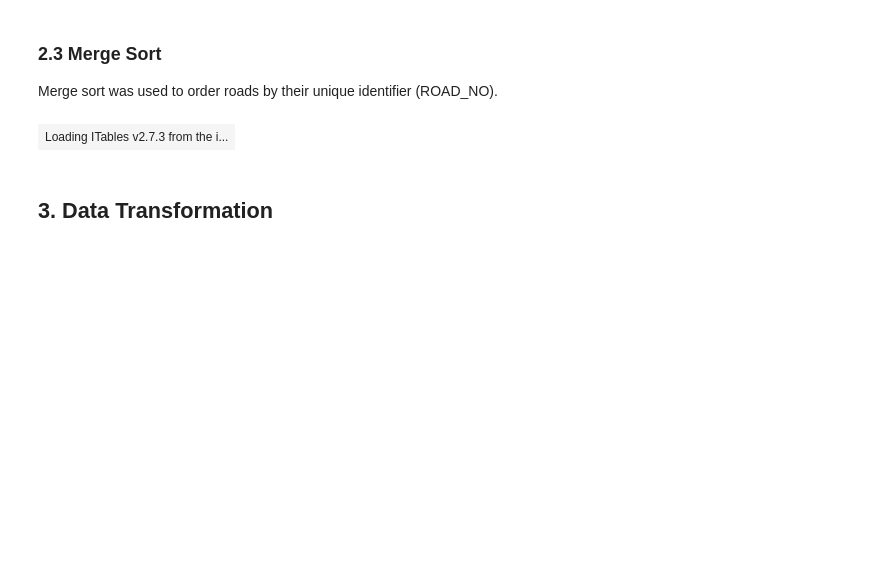
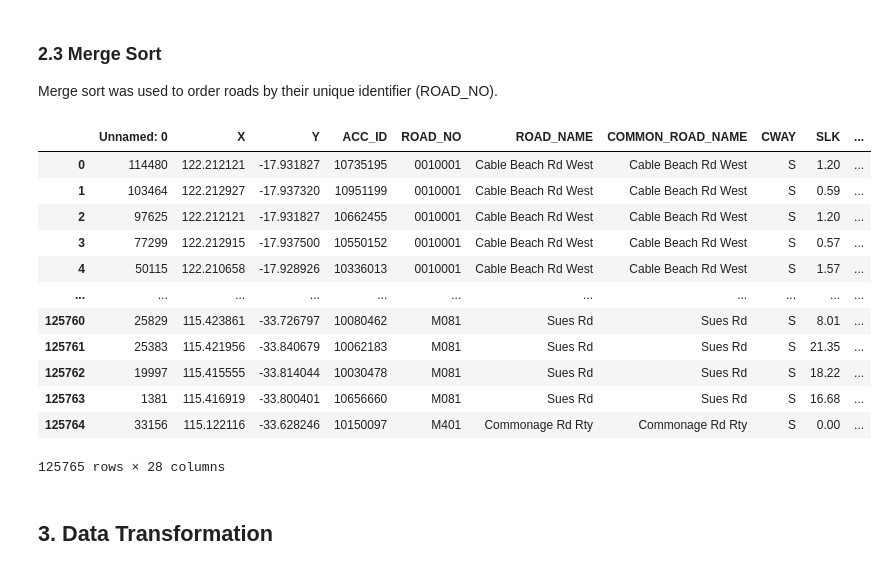
Before and after one commit to cjul/portfolio7, a Jupyter notebook: Portfolio_7.ipynb, the cells around one changed output. Saved outputs shown, nothing was run; the diff lists cells and outputs as text; code cells hidden in the pictures; blank space fills up the shorter version.

```diff
--- a/Portfolio_7.ipynb
+++ b/Portfolio_7.ipynb
@@ -274,9 +274,21 @@ data = df.to_dict(orient='records')
 sorted_data = merge_sort(data, 'ROAD_NO')
 df = pd.DataFrame(sorted_data)
 # %%
-itables.show(df.head())
+df
 # %% [output]
-| Loading ITables v2.7.3 from the i... |
+|  | Unnamed: 0 | X | Y | ACC_ID | ROAD_NO | ROAD_NAME | COMMON_ROAD_NAME | CWAY | SLK | ... |
+| 0 | 114480 | 122.212121 | -17.931827 | 10735195 | 0010001 | Cable Beach Rd West | Cable Beach Rd West | S | 1.20 | ... |
+| 1 | 103464 | 122.212927 | -17.937320 | 10951199 | 0010001 | Cable Beach Rd West | Cable Beach Rd West | S | 0.59 | ... |
+| 2 | 97625 | 122.212121 | -17.931827 | 10662455 | 0010001 | Cable Beach Rd West | Cable Beach Rd West | S | 1.20 | ... |
+| 3 | 77299 | 122.212915 | -17.937500 | 10550152 | 0010001 | Cable Beach Rd West | Cable Beach Rd West | S | 0.57 | ... |
+| 4 | 50115 | 122.210658 | -17.928926 | 10336013 | 0010001 | Cable Beach Rd West | Cable Beach Rd West | S | 1.57 | ... |
+| ... | ... | ... | ... | ... | ... | ... | ... | ... | ... | ... |
+| 125760 | 25829 | 115.423861 | -33.726797 | 10080462 | M081 | Sues Rd | Sues Rd | S | 8.01 | ... |
+| 125761 | 25383 | 115.421956 | -33.840679 | 10062183 | M081 | Sues Rd | Sues Rd | S | 21.35 | ... |
+| 125762 | 19997 | 115.415555 | -33.814044 | 10030478 | M081 | Sues Rd | Sues Rd | S | 18.22 | ... |
+| 125763 | 1381 | 115.416919 | -33.800401 | 10656660 | M081 | Sues Rd | Sues Rd | S | 16.68 | ... |
+| 125764 | 33156 | 115.122116 | -33.628246 | 10150097 | M401 | Commonage Rd Rty | Commonage Rd Rty | S | 0.00 | ... |
+125765 rows × 28 columns
 # %% [markdown]
 ## 3. Data Transformation
 # %% [markdown]
```
Also changed, not shown: parts of 18 cells of this notebook, 4 other files.
